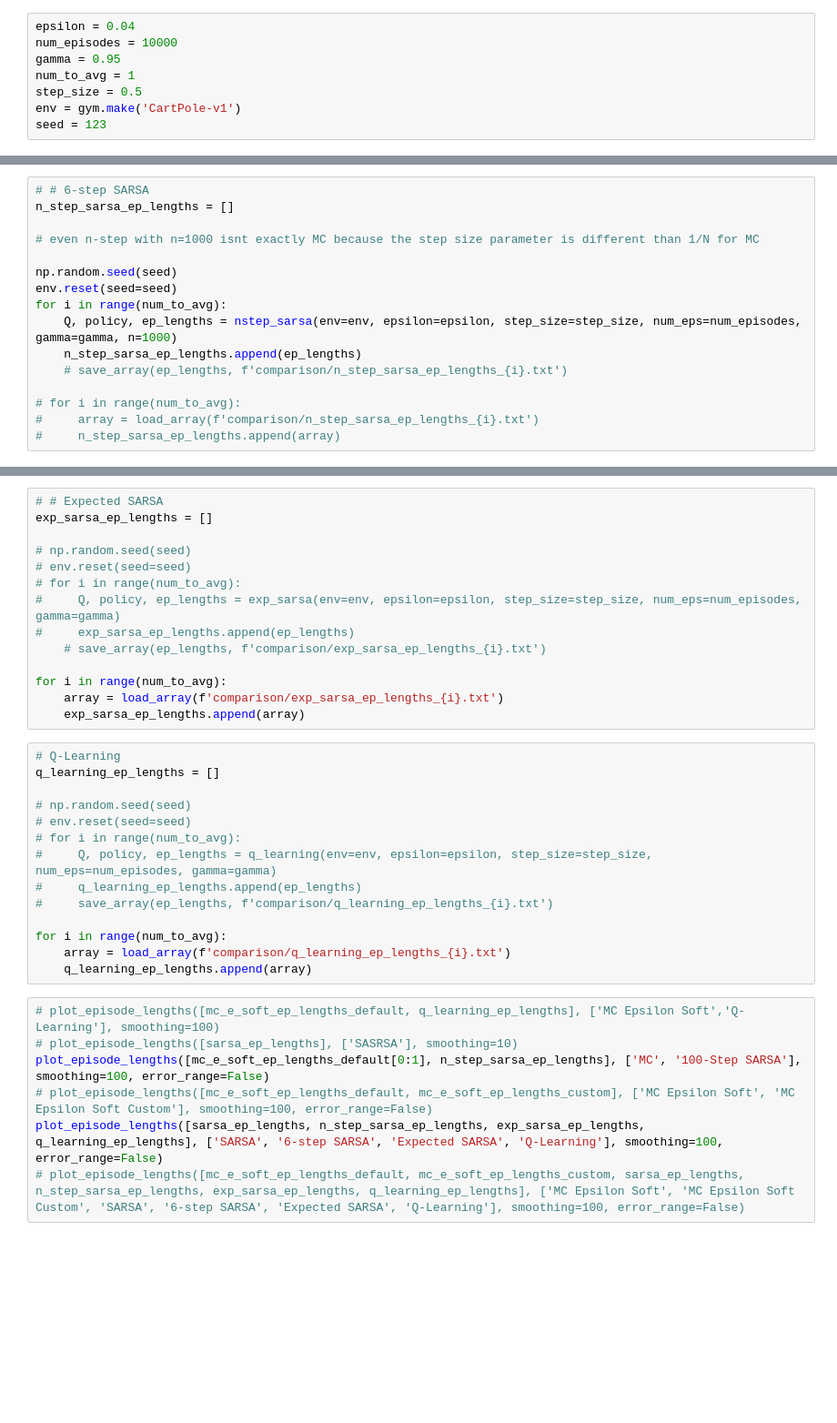
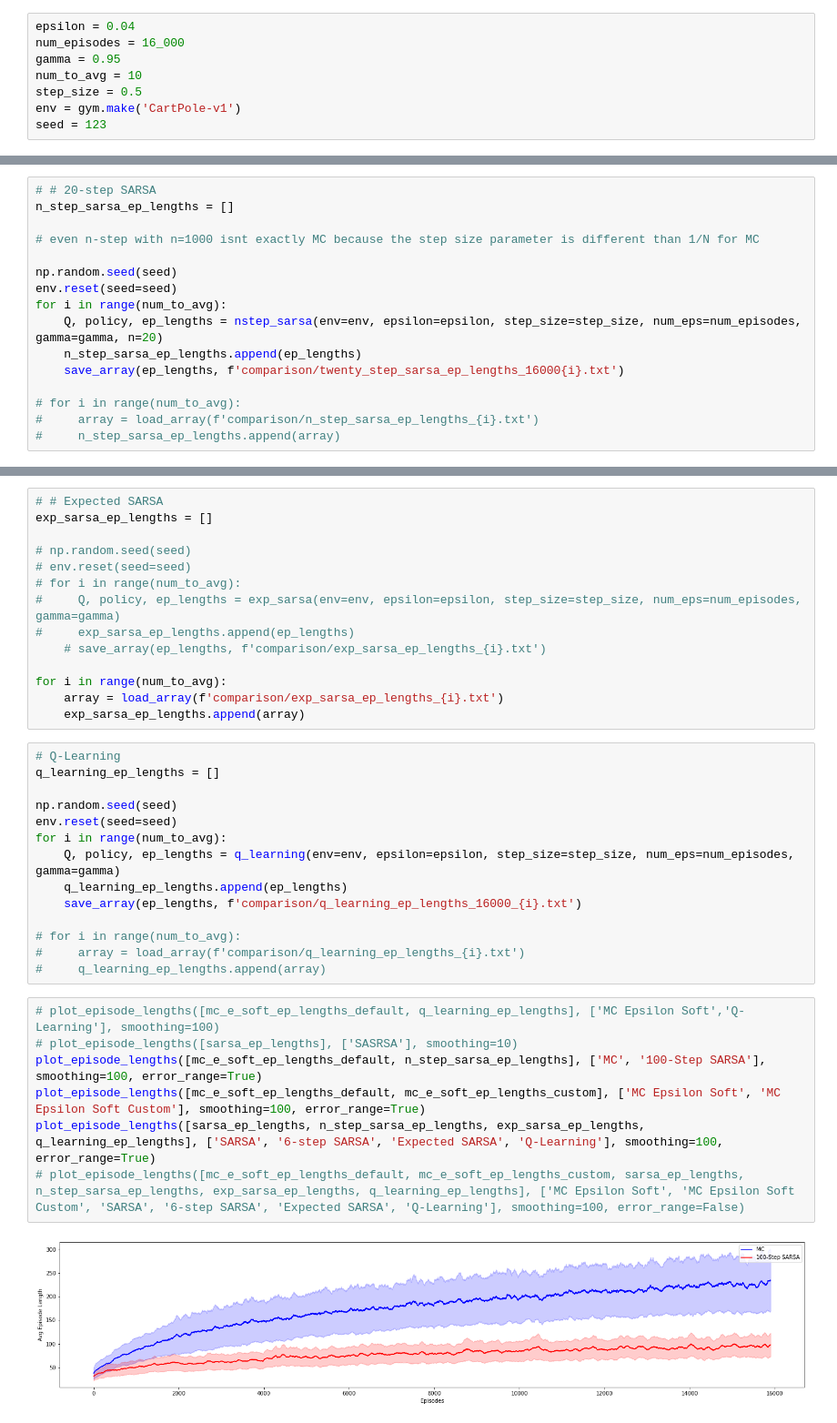
Before and after one commit to dylanmarin/cart-pole, a Jupyter notebook: compare-and-save.ipynb, the cells around one changed output, grey strips where cells are left out. Shown at 91% size. Drawn from its saved outputs; the diff is of its cells as text; blank space fills up the shorter version.

```diff
--- a/compare-and-save.ipynb
+++ b/compare-and-save.ipynb
@@ -21,9 +21,9 @@ import gymnasium as gym
 from plots import *
 # %%
 epsilon = 0.04
-num_episodes = 10000
+num_episodes = 16_000
 gamma = 0.95
-num_to_avg = 1
+num_to_avg = 10
 step_size = 0.5
 env = gym.make('CartPole-v1')
 seed = 123
@@ -71,7 +71,7 @@ for i in range(num_to_avg):
     array = load_array(f'comparison/sarsa_ep_lengths_{i}.txt')
     sarsa_ep_lengths.append(array)
 # %%
-# # 6-step SARSA
+# # 20-step SARSA
 n_step_sarsa_ep_lengths = []
 
 # even n-step with n=1000 isnt exactly MC because the step size parameter is different than 1/N for MC
@@ -79,9 +79,9 @@ n_step_sarsa_ep_lengths = []
 np.random.seed(seed)
 env.reset(seed=seed)
 for i in range(num_to_avg):
-    Q, policy, ep_lengths = nstep_sarsa(env=env, epsilon=epsilon, step_size=step_size, num_eps=num_episodes, gamma=gamma, n=1000)
+    Q, policy, ep_lengths = nstep_sarsa(env=env, epsilon=epsilon, step_size=step_size, num_eps=num_episodes, gamma=gamma, n=20)
     n_step_sarsa_ep_lengths.append(ep_lengths)
-    # save_array(ep_lengths, f'comparison/n_step_sarsa_ep_lengths_{i}.txt')
+    save_array(ep_lengths, f'comparison/twenty_step_sarsa_ep_lengths_16000{i}.txt')
 
 # for i in range(num_to_avg):
 #     array = load_array(f'comparison/n_step_sarsa_ep_lengths_{i}.txt')
@@ -122,20 +122,22 @@ for i in range(num_to_avg):
 # Q-Learning
 q_learning_ep_lengths = []
 
-# np.random.seed(seed)
-# env.reset(seed=seed)
+np.random.seed(seed)
+env.reset(seed=seed)
+for i in range(num_to_avg):
+    Q, policy, ep_lengths = q_learning(env=env, epsilon=epsilon, step_size=step_size, num_eps=num_episodes, gamma=gamma)
+    q_learning_ep_lengths.append(ep_lengths)
+    save_array(ep_lengths, f'comparison/q_learning_ep_lengths_16000_{i}.txt')
+
 # for i in range(num_to_avg):
-#     Q, policy, ep_lengths = q_learning(env=env, epsilon=epsilon, step_size=step_size, num_eps=num_episodes, gamma=gamma)
-#     q_learning_ep_lengths.append(ep_lengths)
-#     save_array(ep_lengths, f'comparison/q_learning_ep_lengths_{i}.txt')
-
-for i in range(num_to_avg):
-    array = load_array(f'comparison/q_learning_ep_lengths_{i}.txt')
-    q_learning_ep_lengths.append(array)
+#     array = load_array(f'comparison/q_learning_ep_lengths_{i}.txt')
+#     q_learning_ep_lengths.append(array)
 # %%
 # plot_episode_lengths([mc_e_soft_ep_lengths_default, q_learning_ep_lengths], ['MC Epsilon Soft','Q-Learning'], smoothing=100)
 # plot_episode_lengths([sarsa_ep_lengths], ['SASRSA'], smoothing=10)
-plot_episode_lengths([mc_e_soft_ep_lengths_default[0:1], n_step_sarsa_ep_lengths], ['MC', '100-Step SARSA'], smoothing=100, error_range=False)
-# plot_episode_lengths([mc_e_soft_ep_lengths_default, mc_e_soft_ep_lengths_custom], ['MC Epsilon Soft', 'MC Epsilon Soft Custom'], smoothing=100, error_range=False)
-plot_episode_lengths([sarsa_ep_lengths, n_step_sarsa_ep_lengths, exp_sarsa_ep_lengths, q_learning_ep_lengths], ['SARSA', '6-step SARSA', 'Expected SARSA', 'Q-Learning'], smoothing=100, error_range=False)
+plot_episode_lengths([mc_e_soft_ep_lengths_default, n_step_sarsa_ep_lengths], ['MC', '100-Step SARSA'], smoothing=100, error_range=True)
+plot_episode_lengths([mc_e_soft_ep_lengths_default, mc_e_soft_ep_lengths_custom], ['MC Epsilon Soft', 'MC Epsilon Soft Custom'], smoothing=100, error_range=True)
+plot_episode_lengths([sarsa_ep_lengths, n_step_sarsa_ep_lengths, exp_sarsa_ep_lengths, q_learning_ep_lengths], ['SARSA', '6-step SARSA', 'Expected SARSA', 'Q-Learning'], smoothing=100, error_range=True)
 # plot_episode_lengths([mc_e_soft_ep_lengths_default, mc_e_soft_ep_lengths_custom, sarsa_ep_lengths, n_step_sarsa_ep_lengths, exp_sarsa_ep_lengths, q_learning_ep_lengths], ['MC Epsilon Soft', 'MC Epsilon Soft Custom', 'SARSA', '6-step SARSA', 'Expected SARSA', 'Q-Learning'], smoothing=100, error_range=False)
+# %% [output]
+[figure, added]
```
Also changed, not shown: parts of 4 cells of this notebook, 47 other files.
